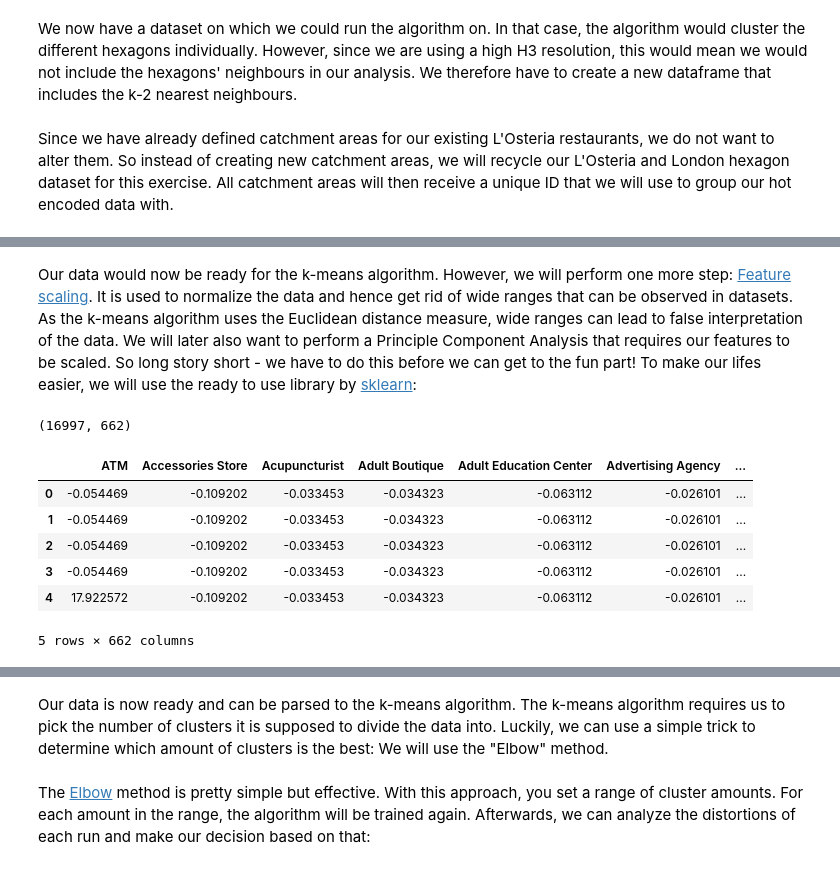
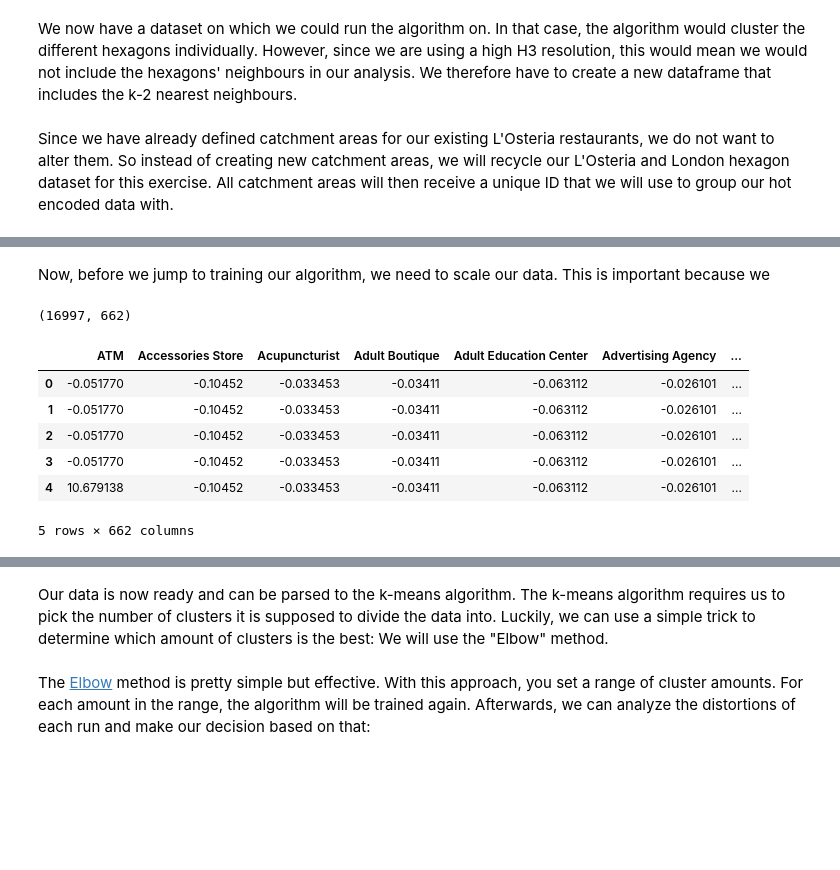
Before and after one commit to Mauricebuettgenbach/battle_of_the_neighborhoods, a Jupyter notebook: THE_BATTLE_OF_NEIHBORHOODS.ipynb, the cells around one changed output, grey strips where cells are left out. Saved outputs shown, nothing was run; the diff lists cells and outputs as text; code cells hidden in the pictures; blank space fills up the shorter version.

```diff
--- a/THE_BATTLE_OF_NEIHBORHOODS.ipynb
+++ b/THE_BATTLE_OF_NEIHBORHOODS.ipynb
@@ -1005,7 +1011,7 @@ fixed_columns = [venues_onehot.columns[-1]] + list(venues_onehot.columns[:-1])
 venues_onehot = venues_onehot[fixed_columns]
 
 # Group by category
-venues_onehot_grouped = venues_onehot.groupby('H3_INDEX').mean().reset_index()
+venues_onehot_grouped = venues_onehot.groupby('H3_INDEX').sum().reset_index()
 
 # Viz
 print(venues_onehot_grouped.shape)
@@ -1046,7 +1052,7 @@ import uuid
 unique_ID = pd.DataFrame(restaurants_hexagons['RESTAURANT_STREET'].unique())
 
 # Create catchment area ID for restaurant hexagons
-unique_ID['CATCHMENT_ID'] = unique_ID.apply(lambda row: uuid.uuid1(), axis=1)
+unique_ID['CATCHMENT_ID'] = unique_ID.apply(lambda row: str(uuid.uuid1()), axis=1)
 
 # Parse back into restaurant variable
 restaurants_hexagons = restaurants_hexagons.merge(unique_ID, how='left', left_on='RESTAURANT_STREET', right_on=0)
@@ -1065,7 +1071,7 @@ restaurants_hexagons.head()
 unique_ID = pd.DataFrame(london_h3_hex['INITIAL_HEXAGON'].unique())
 
 # Create catchment area ID for restaurant hexagons
-unique_ID['CATCHMENT_ID'] = unique_ID.apply(lambda row: uuid.uuid1(), axis=1)
+unique_ID['CATCHMENT_ID'] = unique_ID.apply(lambda row: str(uuid.uuid1()), axis=1)
 
 # Parse back into restaurant variable
 london_h3_hex = london_h3_hex.merge(unique_ID, how='left', left_on='INITIAL_HEXAGON', right_on=0)
@@ -1101,7 +1107,7 @@ catchment_areas_onehot.drop(columns=[
     'H3_INDEX'], inplace=True)
 
 # Group by catchment ID
-catchment_areas_onehot_grouped = catchment_areas_onehot.groupby('CATCHMENT_ID').mean().reset_index()
+catchment_areas_onehot_grouped = catchment_areas_onehot.groupby('CATCHMENT_ID').sum().reset_index()
 
 # Viz
 print(catchment_areas_onehot_grouped.shape)
@@ -1117,36 +1123,37 @@ catchment_areas_onehot_grouped.head()
 5 rows × 663 columns
-# %% [markdown]
-Our data would now be ready for the k-means algorithm. However, we will perform one more step: [Feature scaling](https://en.wikipedia.org/wiki/Feature_scaling). It is used to normalize the data and hence get rid of wide ranges that can be observed in datasets. As the k-means algorithm uses the Euclidean distance measure, wide ranges can lead to false interpretation of the data. We will later also want to perform a Principle Component Analysis that requires our features to be scaled. So long story short - we have to do this before we can get to the fun part! To make our lifes easier, we will use the ready to use library by [sklearn](https://scikit-learn.org/stable/modules/generated/sklearn.preprocessing.StandardScaler.html):
+# %% [markdown]
+Now, before we jump to training our algorithm, we need to scale our data. This is important because we
 # %%
-# Import the sklearn function
+# Import working library
 from sklearn.preprocessing import StandardScaler
 
 # Drop first row to avoid errors
 catchment_areas_onehot_grouped_clustering = catchment_areas_onehot_grouped.drop('CATCHMENT_ID', 1)
 
-# Store column names
-column_names = list(catchment_areas_onehot_grouped_clustering.columns.values)
+# Get column names
+column_names = list(catchment_areas_onehot_grouped_clustering.columns)
 
-# Standardize the data
+# Initiate scaler
 scaler = StandardScaler()
-catchment_areas_onehot_grouped_clustering = scaler.fit_transform(catchment_areas_onehot_grouped_clustering)
 
-# Get dimensions for later PCA
-dimensions = catchment_areas_onehot_grouped_clustering.shape[1]
+# Fit data
+scaler.fit(catchment_areas_onehot_grouped_clustering)
 
-# Conver to df, put names back in
-catchment_areas_onehot_grouped_clustering = pd.DataFrame(catchment_areas_onehot_grouped_clustering)
-catchment_areas_onehot_grouped_clustering.columns = column_names
+# Scale data
+catchment_areas_onehot_grouped_clustering_scaled = scaler.transform(catchment_areas_onehot_grouped_clustering)
+
+# Convert to pd dataframe
+catchment_areas_onehot_grouped_clustering_scaled = pd.DataFrame(catchment_areas_onehot_grouped_clustering_scaled, columns=column_names)
 
 # Viz
-print(catchment_areas_onehot_grouped_clustering.shape)
-catchment_areas_onehot_grouped_clustering.head()
+print(catchment_areas_onehot_grouped_clustering_scaled.shape)
+catchment_areas_onehot_grouped_clustering_scaled.head()
 # %% [output]
 (16997, 662)
 |  | ATM | Accessories Store | Acupuncturist | Adult Boutique | Adult Education Center | Advertising Agency | ... |
-| 0 | -0.054469 | -0.109202 | -0.033453 | -0.034323 | -0.063112 | -0.026101 | ... |
-| 1 | -0.054469 | -0.109202 | -0.033453 | -0.034323 | -0.063112 | -0.026101 | ... |
-| 2 | -0.054469 | -0.109202 | -0.033453 | -0.034323 | -0.063112 | -0.026101 | ... |
-| 3 | -0.054469 | -0.109202 | -0.033453 | -0.034323 | -0.063112 | -0.026101 | ... |
-| 4 | 17.922572 | -0.109202 | -0.033453 | -0.034323 | -0.063112 | -0.026101 | ... |
+| 0 | -0.051770 | -0.10452 | -0.033453 | -0.03411 | -0.063112 | -0.026101 | ... |
+| 1 | -0.051770 | -0.10452 | -0.033453 | -0.03411 | -0.063112 | -0.026101 | ... |
+| 2 | -0.051770 | -0.10452 | -0.033453 | -0.03411 | -0.063112 | -0.026101 | ... |
+| 3 | -0.051770 | -0.10452 | -0.033453 | -0.03411 | -0.063112 | -0.026101 | ... |
+| 4 | 10.679138 | -0.10452 | -0.033453 | -0.03411 | -0.063112 | -0.026101 | ... |
 5 rows × 662 columns
```
Also changed, not shown: parts of 20 cells of this notebook.
